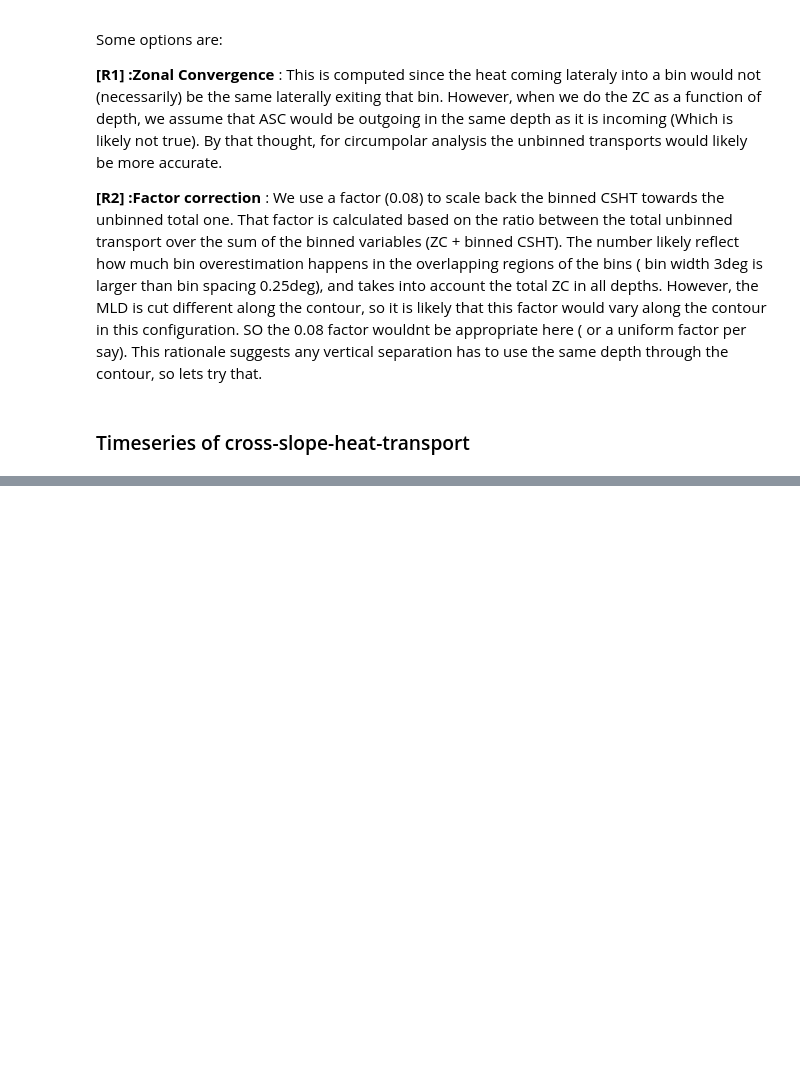
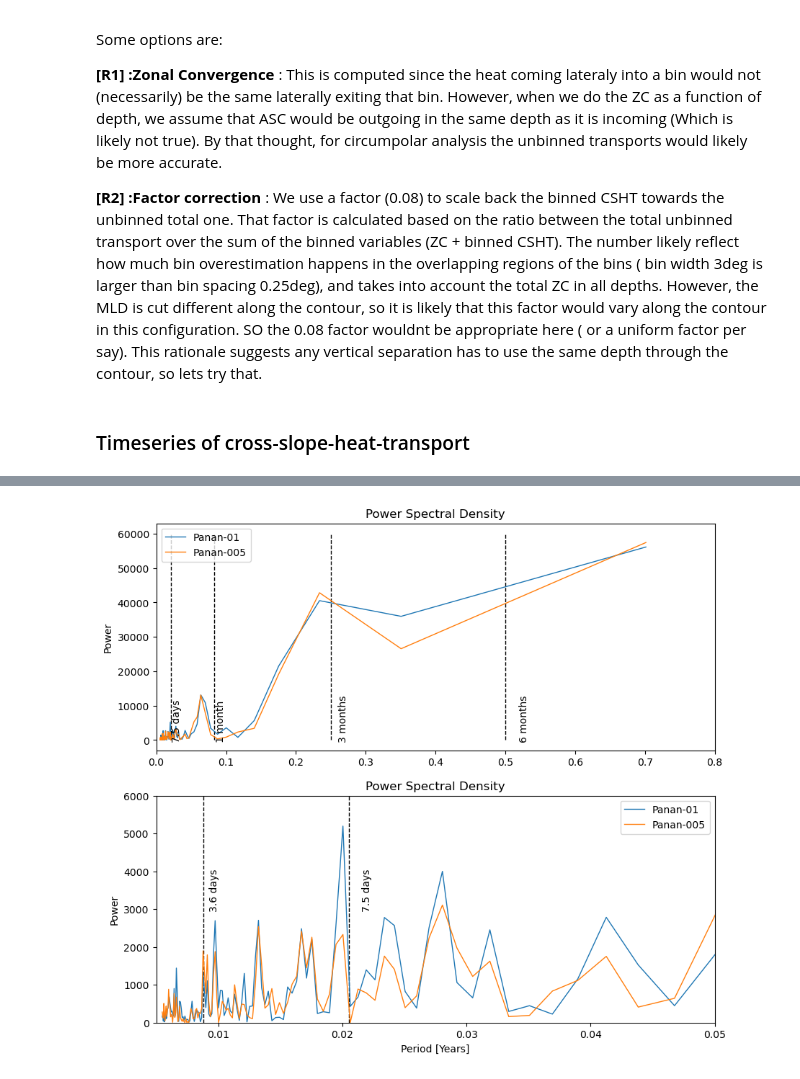
Before and after one commit to willaguiar/Panan_HT_ASC, a Jupyter notebook: Jupyter/CSHT_resolutions_totalandtimescales.ipynb, the cells around one changed output, grey strips where cells are left out. Drawn from its saved outputs; the diff is of its cells as text; code cells hidden in the pictures; blank space fills up the shorter version.

```diff
--- a/Jupyter/CSHT_resolutions_totalandtimescales.ipynb
+++ b/Jupyter/CSHT_resolutions_totalandtimescales.ipynb
@@ -313,0 +371,56 @@ plt.savefig(figdir+'RESCOMP_dailyCSHT.png',dpi=300)
+# %%
+from scipy import signal
+# Plot the power spectral density
+plt.figure(figsize=(10, 9))
+
+plt.subplot(2,1,1)
+# Compute the power spectral density
+frequencies01, psd01 = signal.welch(P01_total_daily/1e12, fs=1)
+frequencies005, psd005 = signal.welch(P005_total_daily/1e12, fs=1)
+plt.plot(1/frequencies01/365, psd01, label = 'Panan-01',lw=1)
+plt.plot(1/frequencies005/365, psd005, label = 'Panan-005',lw=1)
+
+
+plt.title('Power Spectral Density')
+plt.vlines(0.5,0,60000, color='black', linestyle='dashed', zorder=-1,lw=1); plt.text(0.52,1,'6 months',rotation=90)
+plt.vlines(1/4,0,60000, color='black', linestyle='dashed', zorder=-1,lw=1); plt.text(0.26,1,'3 months',rotation=90)
+plt.vlines(1/12,0,60000, color='black', linestyle='dashed', zorder=-1,lw=1); plt.text((1/12)+0.002,1,'1 month',rotation=90)
+plt.vlines((1/365)*7.5,0,60000, color='black', linestyle='dashed', zorder=-1,lw=1); plt.text((1/365)*7.5+0.001,1,'7.5 days',rotation=90)
+# plt.vlines((1/365)*3.6,0,1e6, color='black', linestyle='dashed', zorder=-1,lw=1); plt.text((1/365)*3.6+0.0005,1,'3.6 days',rotation=90)
+# plt.vlines((1/365)*2.7,0,1e6, color='black', linestyle='dashed', zorder=-1,lw=1); plt.text((1/365)*2.7+0.0002,1,'2.7 days',rotation=90)
+#plt.vlines((1/365)*2.25,0,1e6, color='black', linestyle='dashed', zorder=-1,lw=1);
+
+
+#plt.xlabel('Period [Years]')
+plt.ylabel('Power')
+plt.xlim(0,0.8)
+# plt.grid()
+plt.legend()
+
+
+
+plt.subplot(2,1,2)
+# Compute the power spectral density
+plt.plot(1/frequencies01/365, psd01, label = 'Panan-01',lw=1)
+plt.plot(1/frequencies005/365, psd005, label = 'Panan-005',lw=1)
+
+
+plt.title('Power Spectral Density')
+plt.vlines((1/365)*7.5,0,60000, color='black', linestyle='dashed', zorder=-1,lw=1); plt.text((1/365)*7.5+0.001,3000,'7.5 days',rotation=90)
+plt.vlines((1/365)*3.2,0,60000, color='black', linestyle='dashed', zorder=-1,lw=1); plt.text((1/365)*3.2+0.0005,3000,'3.6 days',rotation=90)
+#plt.vlines((1/365)*2.7,0,60000, color='black', linestyle='dashed', zorder=-1,lw=1); plt.text((1/365)*2.7+0.0002,3000,'2.7 days',rotation=90)
+#plt.vlines((1/365)*2.25,0,1e6, color='black', linestyle='dashed', zorder=-1,lw=1);
+
+
+plt.xlabel('Period [Years]')
+plt.ylabel('Power')
+plt.xlim(0.005,0.05)
+plt.ylim(0,6000)
+# plt.grid()
+plt.legend()
+
+
+plt.savefig(figdir+'RESlinear_CSHT_spectrum.png',dpi=300,bbox_inches='tight')
+plt.show()
+# %% [output]
+[figure, added]
```
Also changed, not shown: parts of 53 cells of this notebook.
